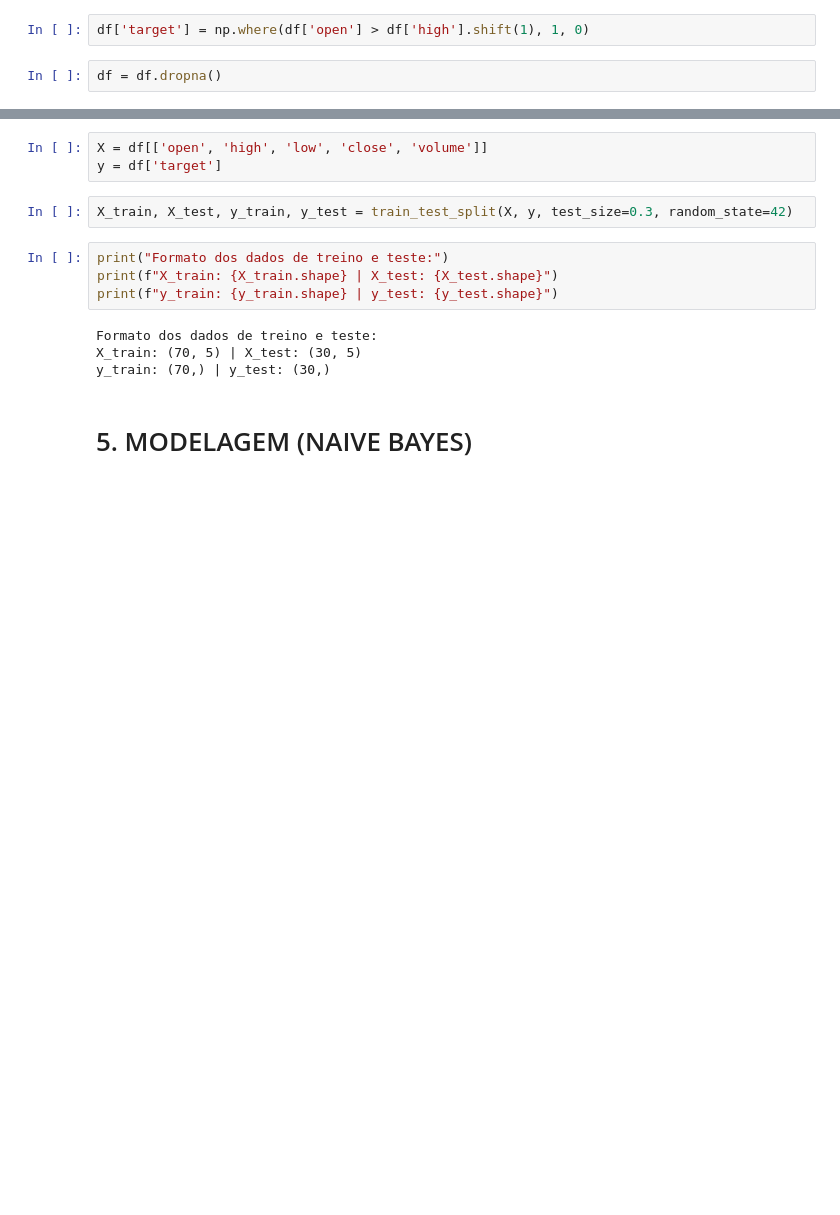
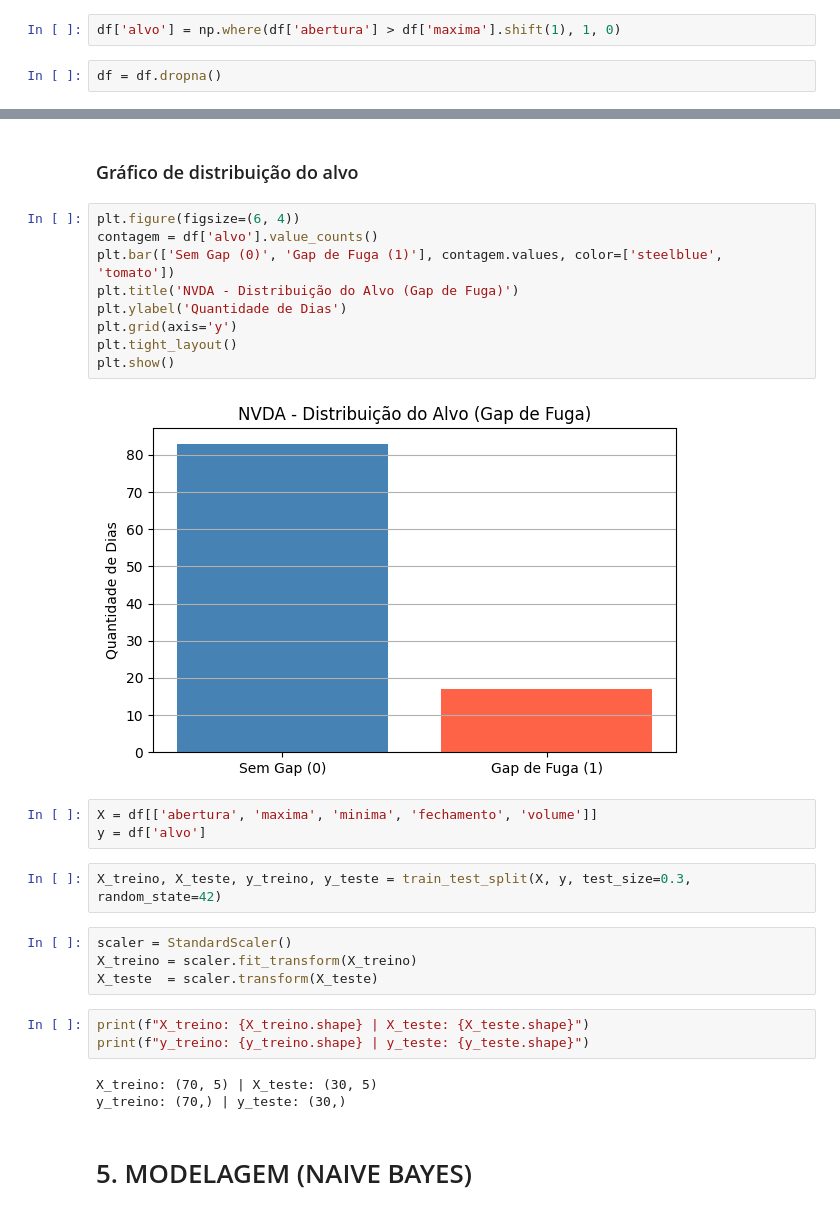
Before and after one commit to clarachence/prova_11_clara_chence, a Jupyter notebook: prova_11_clara_chence.ipynb, the cells around one changed output, grey strips where cells are left out. Cells and saved outputs as stored; diff of their text form; blank space fills up the shorter version.

```diff
--- a/prova_11_clara_chence.ipynb
+++ b/prova_11_clara_chence.ipynb
@@ -121,6 +134,6 @@ plt.show()
 # %% [markdown]
 ## Target: 1 se a abertura de hoje > máxima de ontem, senão 0
 # %%
-df['target'] = np.where(df['open'] > df['high'].shift(1), 1, 0)
+df['alvo'] = np.where(df['abertura'] > df['maxima'].shift(1), 1, 0)
 # %%
 df = df.dropna()
@@ -127,16 +152,31 @@ df = df.dropna()
+# %% [markdown]
+### Gráfico de distribuição do alvo
+# %%
+plt.figure(figsize=(6, 4))
+contagem = df['alvo'].value_counts()
+plt.bar(['Sem Gap (0)', 'Gap de Fuga (1)'], contagem.values, color=['steelblue', 'tomato'])
+plt.title('NVDA - Distribuição do Alvo (Gap de Fuga)')
+plt.ylabel('Quantidade de Dias')
+plt.grid(axis='y')
+plt.tight_layout()
+plt.show()
+# %% [output]
+[figure, added]
 # %%
-X = df[['open', 'high', 'low', 'close', 'volume']]
-y = df['target']
+X = df[['abertura', 'maxima', 'minima', 'fechamento', 'volume']]
+y = df['alvo']
 # %%
-X_train, X_test, y_train, y_test = train_test_split(X, y, test_size=0.3, random_state=42)
+X_treino, X_teste, y_treino, y_teste = train_test_split(X, y, test_size=0.3, random_state=42)
-# %%
-print("Formato dos dados de treino e teste:")
-print(f"X_train: {X_train.shape} | X_test: {X_test.shape}")
-print(f"y_train: {y_train.shape} | y_test: {y_test.shape}")
-# %% [output]
-Formato dos dados de treino e teste:
-X_train: (70, 5) | X_test: (30, 5)
-y_train: (70,) | y_test: (30,)
+# %%
+scaler = StandardScaler()
+X_treino = scaler.fit_transform(X_treino)
+X_teste  = scaler.transform(X_teste)
+# %%
+print(f"X_treino: {X_treino.shape} | X_teste: {X_teste.shape}")
+print(f"y_treino: {y_treino.shape} | y_teste: {y_teste.shape}")
+# %% [output]
+X_treino: (70, 5) | X_teste: (30, 5)
+y_treino: (70,) | y_teste: (30,)
 # %% [markdown]
 # 5. MODELAGEM (NAIVE BAYES)
 # %%
```
Also changed, not shown: parts of 8 cells of this notebook.
